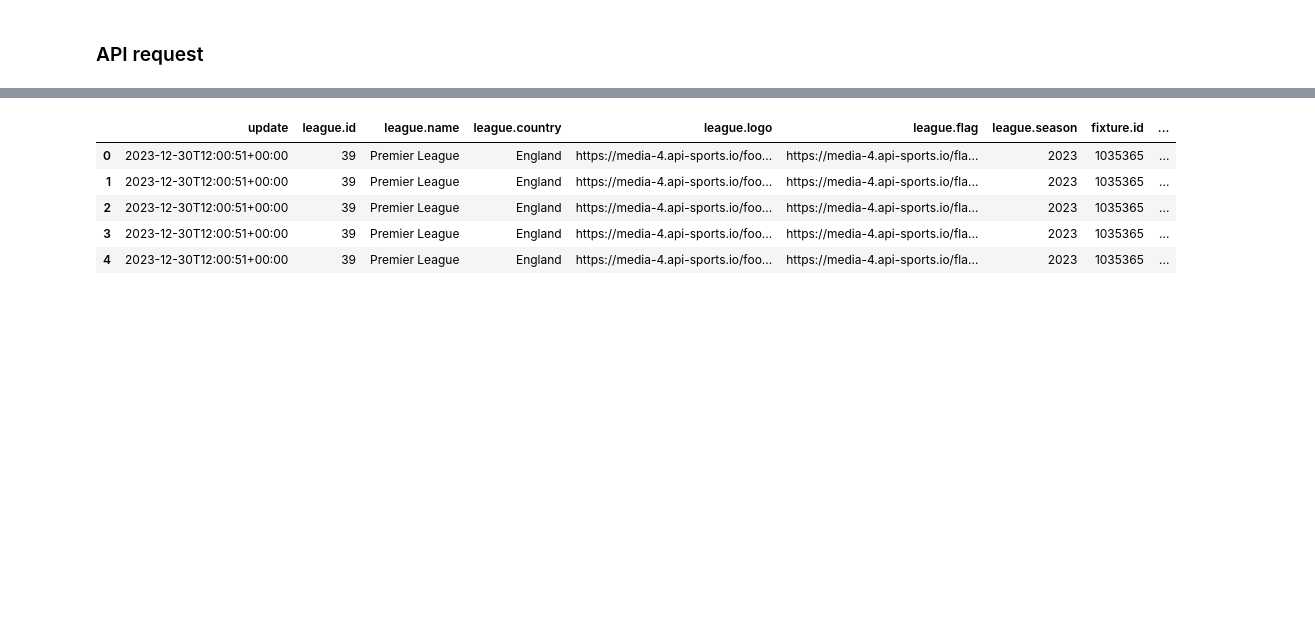
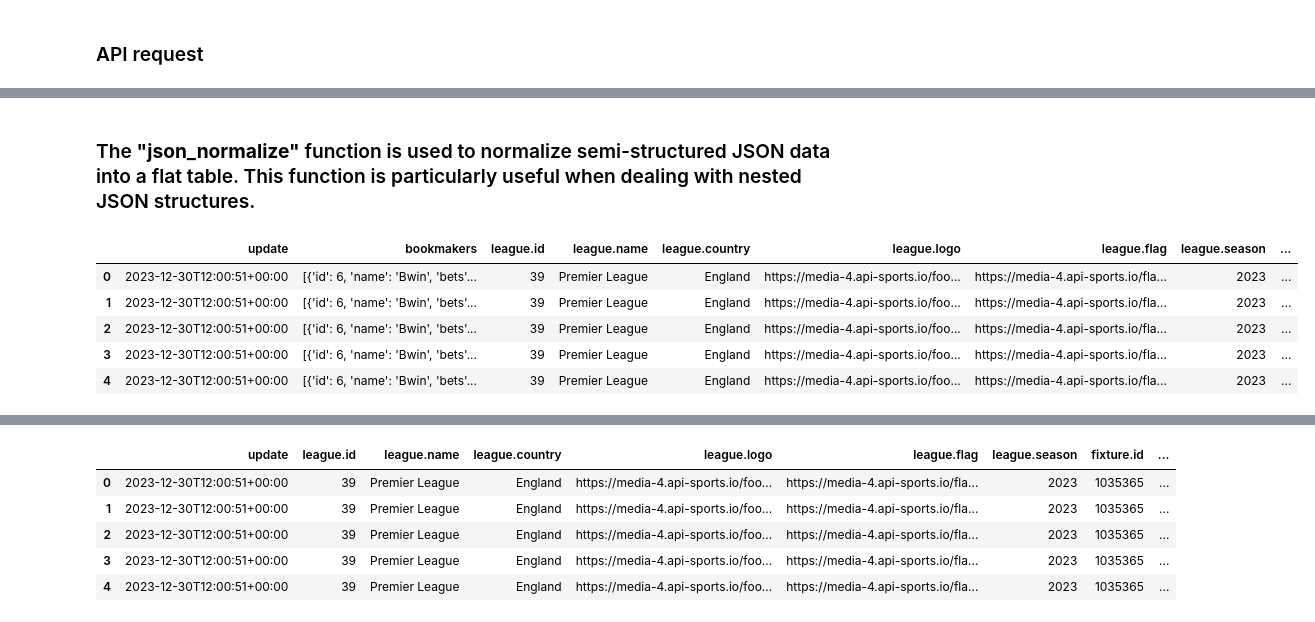
Before and after one commit to tamasmocsanyi/project1, a Jupyter notebook: bets _project1.ipynb, the cells around one changed output, grey strips where cells are left out. Saved outputs shown, nothing was run; the diff lists cells and outputs as text; code cells hidden in the pictures; blank space fills up the shorter version.

```diff
--- a/bets _project.ipynb
+++ b/bets _project1.ipynb
@@ -52,0 +66,12 @@ with open('bets_20231231182057.json', 'r') as file:
+# %% [markdown]
+### The **"json_normalize"** function is used to normalize semi-structured JSON data into a flat table. This function is particularly useful when dealing with nested JSON structures.
+# %%
+df = json_normalize(json.loads(df.to_json(orient='records')))
+df.head()
+# %% [output]
+|  | update | bookmakers | league.id | league.name | league.country | league.logo | league.flag | league.season | ... |
+| 0 | 2023-12-30T12:00:51+00:00 | [{'id': 6, 'name': 'Bwin', 'bets'... | 39 | Premier League | England | https://media-4.api-sports.io/foo... | https://media-4.api-sports.io/fla... | 2023 | ... |
+| 1 | 2023-12-30T12:00:51+00:00 | [{'id': 6, 'name': 'Bwin', 'bets'... | 39 | Premier League | England | https://media-4.api-sports.io/foo... | https://media-4.api-sports.io/fla... | 2023 | ... |
+| 2 | 2023-12-30T12:00:51+00:00 | [{'id': 6, 'name': 'Bwin', 'bets'... | 39 | Premier League | England | https://media-4.api-sports.io/foo... | https://media-4.api-sports.io/fla... | 2023 | ... |
+| 3 | 2023-12-30T12:00:51+00:00 | [{'id': 6, 'name': 'Bwin', 'bets'... | 39 | Premier League | England | https://media-4.api-sports.io/foo... | https://media-4.api-sports.io/fla... | 2023 | ... |
+| 4 | 2023-12-30T12:00:51+00:00 | [{'id': 6, 'name': 'Bwin', 'bets'... | 39 | Premier League | England | https://media-4.api-sports.io/foo... | https://media-4.api-sports.io/fla... | 2023 | ... |
```
Also changed, not shown: parts of 16 cells of this notebook, 1 other file.
